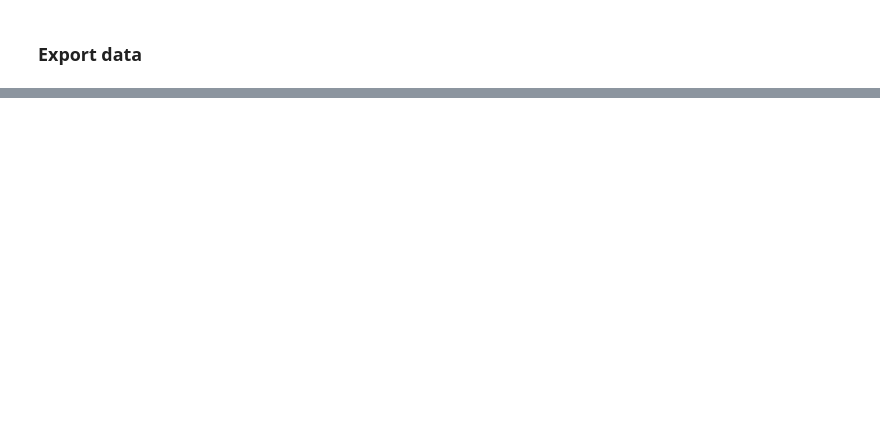
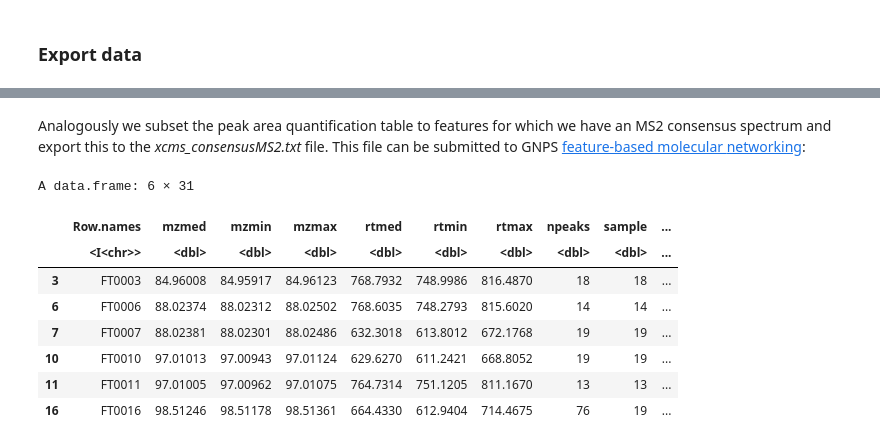
Before and after one commit to DorresteinLaboratory/XCMS3_FeatureBasedMN, a Jupyter notebook: XCMS3_Preprocessing.ipynb, the cells around one changed output, grey strips where cells are left out. Cells and saved outputs as stored; diff of their text form; code cells hidden in the pictures; blank space fills up the shorter version.

Commit message:
added consensus MS2

```diff
--- a/XCMS3_Preprocessing.ipynb
+++ b/XCMS3_Preprocessing.ipynb
@@ -229,0 +294,2 @@ write.table(filteredDataTable, "xcms_onlyMS2.txt", sep = "\t", quote = FALSE, ro
+# %%
+filteredMs2Spectra_consensus <- combineSpectra(filteredMs2Spectra, fcol = "feature_id", method = consensusSpectrum,mzd = 0, minProp = 0.8, ppm = 10)
@@ -229,0 +316,20 @@ write.table(filteredDataTable, "xcms_onlyMS2.txt", sep = "\t", quote = FALSE, ro
+# %% [markdown]
+Analogously we subset the peak area quantification table to features for which we
+have an MS2 consensus spectrum and export this to the *xcms_consensusMS2.txt* file. This
+file can be submitted to GNPS [feature-based molecular
+networking](https://ccms-ucsd.github.io/GNPSDocumentation/featurebasedmolecularnetworking/):
+# %%
+## filter data table to contain only peaks with MSMS DF[ , !(names(DF) %in% drops)]
+consensusDataTable <- dataTable[which(dataTable$Row.names %in% filteredMs2Spectra_consensus@elementMetadata$feature_id),]
+# %%
+head(consensusDataTable)
+# %% [output]
+A data.frame: 6 × 31
+|  | Row.names | mzmed | mzmin | mzmax | rtmed | rtmin | rtmax | npeaks | sample | ... |
+|  | <I<chr>> | <dbl> | <dbl> | <dbl> | <dbl> | <dbl> | <dbl> | <dbl> | <dbl> | ... |
+| 3 | FT0003 | 84.96008 | 84.95917 | 84.96123 | 768.7932 | 748.9986 | 816.4870 | 18 | 18 | ... |
+| 6 | FT0006 | 88.02374 | 88.02312 | 88.02502 | 768.6035 | 748.2793 | 815.6020 | 14 | 14 | ... |
+| 7 | FT0007 | 88.02381 | 88.02301 | 88.02486 | 632.3018 | 613.8012 | 672.1768 | 19 | 19 | ... |
+| 10 | FT0010 | 97.01013 | 97.00943 | 97.01124 | 629.6270 | 611.2421 | 668.8052 | 19 | 19 | ... |
+| 11 | FT0011 | 97.01005 | 97.00962 | 97.01075 | 764.7314 | 751.1205 | 811.1670 | 13 | 13 | ... |
+| 16 | FT0016 | 98.51246 | 98.51178 | 98.51361 | 664.4330 | 612.9404 | 714.4675 | 76 | 19 | ... |
```
Also changed, not shown: parts of 50 cells of this notebook.
